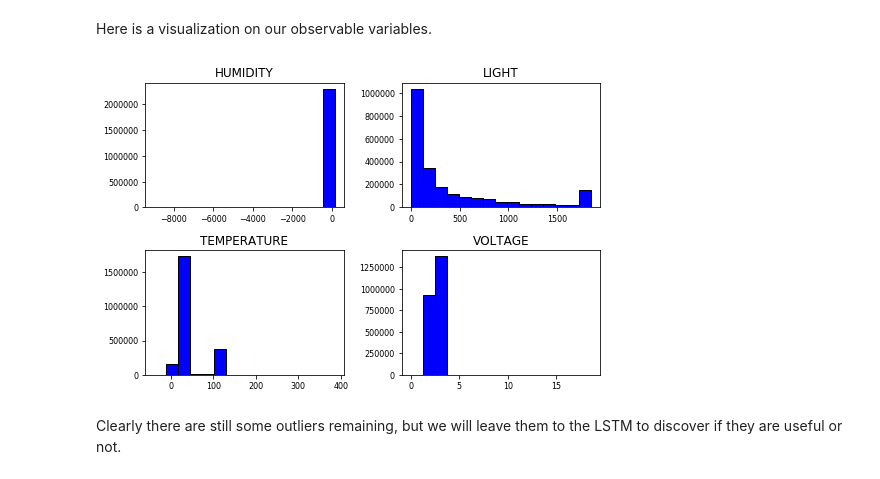
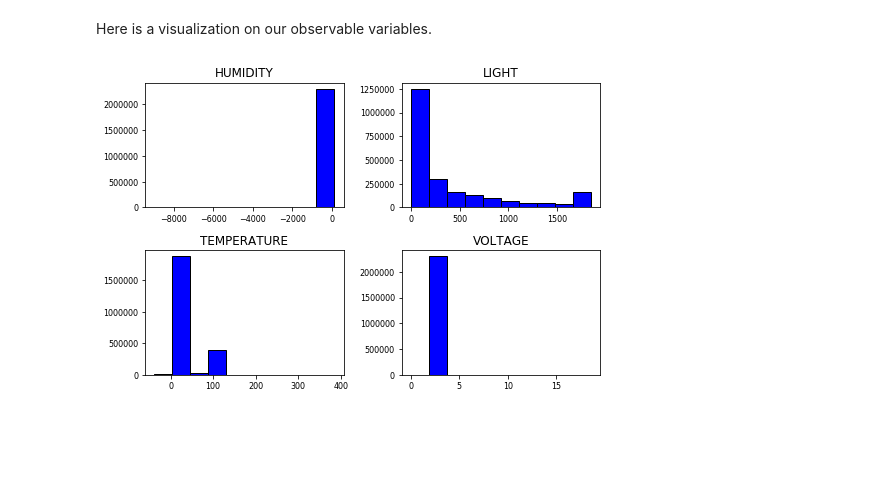
Before and after one commit to nwhitehead1/SensorAnomalyDetection, a Jupyter notebook: FinalProject.ipynb, the cells around one changed output. Cells and saved outputs as stored; diff of their text form; code cells hidden in the pictures; blank space fills up the shorter version.

Commit message:
time-series data

```diff
--- a/FinalProject.ipynb
+++ b/FinalProject.ipynb
@@ -15,7 +15,8 @@ import matplotlib.pyplot as plt
 from matplotlib import cm
 # %%
 with gzip.open('data.txt.gz', 'rb') as data_bytes:
-    data = pd.read_csv(data_bytes, header=None, sep=' ', parse_dates=[[0, 1]])
+    data = pd.read_csv(data_bytes, header=None, sep=' ', parse_dates=[[0, 1]], squeeze=True)
 data.columns = ['DATETIME','EPOCH','MOTE_ID','TEMPERATURE','HUMIDITY','LIGHT','VOLTAGE']
+data = data.set_index('DATETIME')
 data.head()
 # %% [output]
@@ -95,9 +95,9 @@ Second, consider the LIGHT, TEMPERATURE, and HUMIDITY columns.
 Missing light values account for ~4% of the overall dataset, but we can fill those values with the mean of our light data and not expect much change in variance. However, we will fill these values based on average hourly values to further reduce variance.
 # %%
 missing_light = data[data.LIGHT.isna()].copy()
-hourly_lux_averages = data.groupby(data.DATETIME.dt.hour).LIGHT.mean()
+hourly_lux_averages = data.groupby(data.index.hour).LIGHT.mean()
 for hour in range(len(hourly_lux_averages)):
-    missing_light.loc[missing_light.DATETIME.dt.hour == hour, 'LIGHT'] = hourly_lux_averages[hour]
+    missing_light.loc[missing_light.index.hour == hour, 'LIGHT'] = hourly_lux_averages[hour]
 # %% [markdown]
 We can then merge these values back into our original dataset.
 # %%
@@ -106,10 +106,10 @@ data.update(missing_light)
 Missing TEMPERATURE and HUMIDITY values account for even less, so by a similar reasoning, applying a mean seems reasonable.
 # %%
 missing_temp, missing_hum = data[data.TEMPERATURE.isna()].copy(), data[data.HUMIDITY.isna()].copy()
-hourly_temp_averages, hourly_humidity_averages = data.groupby(data.DATETIME.dt.hour).TEMPERATURE.mean(), data.groupby(data.DATETIME.dt.hour).HUMIDITY.mean()
+hourly_temp_averages, hourly_humidity_averages = data.groupby(data.index.hour).TEMPERATURE.mean(), data.groupby(data.index.hour).HUMIDITY.mean()
 for hour in range(len(hourly_temp_averages)):
-    missing_temp.loc[missing_temp.DATETIME.dt.hour == hour, 'TEMPERATURE'] = hourly_temp_averages[hour]
-    missing_hum.loc[missing_hum.DATETIME.dt.hour == hour, 'HUMIDITY'] = hourly_humidity_averages[hour]
+    missing_temp.loc[missing_temp.index.hour == hour, 'TEMPERATURE'] = hourly_temp_averages[hour]
+    missing_hum.loc[missing_hum.index.hour == hour, 'HUMIDITY'] = hourly_humidity_averages[hour]
 
 data.update(missing_hum)
 data.update(missing_temp)
@@ -140,10 +149,8 @@ data.describe()
 # %% [markdown]
 Here is a visualization on our observable variables.
 # %%
-data[['TEMPERATURE', 'HUMIDITY', 'LIGHT', 'VOLTAGE']].hist(bins=15, color='blue', edgecolor='black', linewidth=1.0,
+data[['TEMPERATURE', 'HUMIDITY', 'LIGHT', 'VOLTAGE']].hist(bins=10, color='blue', edgecolor='black', linewidth=1.0,
            xlabelsize=8, ylabelsize=8, grid=False)
 plt.tight_layout(rect=(0, 0, 1.2, 1.2))
 # %% [output]
-[figure, old version]
+[figure, new version]
-# %% [markdown]
-Clearly there are still some outliers remaining, but we will leave them to the LSTM to discover if they are useful or not.
```
Also changed, not shown: parts of 9 cells of this notebook.
